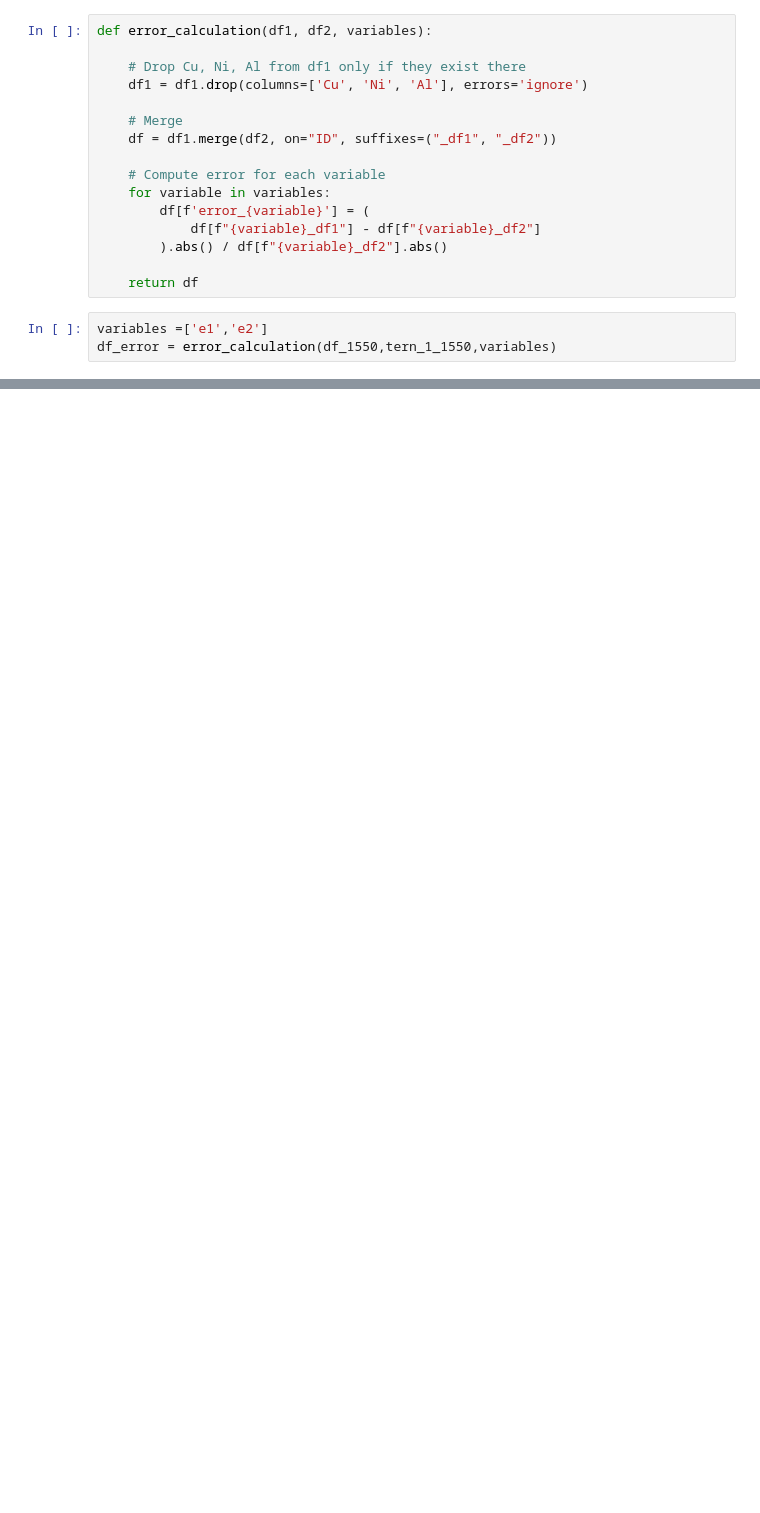
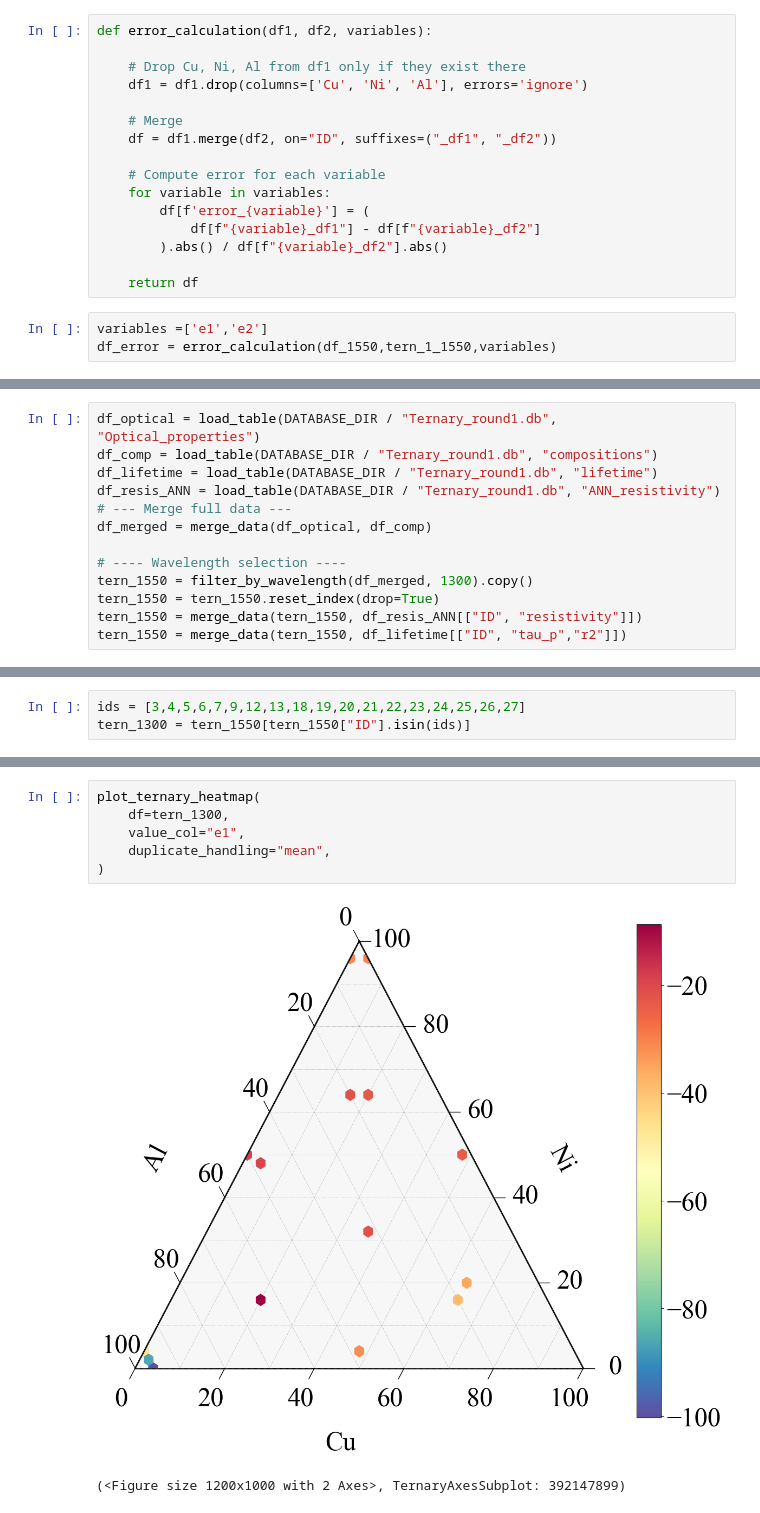
Before and after one commit to linarojas0824/Hybrid-Experimental-Data-Driven-Workflow, a Jupyter notebook: scripts/Notebooks/04_Plots.ipynb, the cells around one changed output, grey strips where cells are left out. Cells and saved outputs as stored; diff of their text form; blank space fills up the shorter version.

```diff
--- a/scripts/Notebooks/04_Plots.ipynb
+++ b/scripts/Notebooks/04_Plots.ipynb
@@ -453,0 +471,13 @@ df_error = error_calculation(df_1550,tern_1_1550,variables)
+# %%
+df_optical = load_table(DATABASE_DIR / "Ternary_round1.db", "Optical_properties")
+df_comp = load_table(DATABASE_DIR / "Ternary_round1.db", "compositions")
+df_lifetime = load_table(DATABASE_DIR / "Ternary_round1.db", "lifetime")
+df_resis_ANN = load_table(DATABASE_DIR / "Ternary_round1.db", "ANN_resistivity")
+# --- Merge full data ---
+df_merged = merge_data(df_optical, df_comp)
+
+# ---- Wavelength selection ----
+tern_1550 = filter_by_wavelength(df_merged, 1300).copy()
+tern_1550 = tern_1550.reset_index(drop=True)
+tern_1550 = merge_data(tern_1550, df_resis_ANN[["ID", "resistivity"]])
+tern_1550 = merge_data(tern_1550, df_lifetime[["ID", "tau_p","r2"]])
@@ -453,0 +493,3 @@ df_error = error_calculation(df_1550,tern_1_1550,variables)
+# %%
+ids = [3,4,5,6,7,9,12,13,18,19,20,21,22,23,24,25,26,27]
+tern_1300 = tern_1550[tern_1550["ID"].isin(ids)]
@@ -453,0 +503,9 @@ df_error = error_calculation(df_1550,tern_1_1550,variables)
+# %%
+plot_ternary_heatmap(
+    df=tern_1300,
+    value_col="e1",
+    duplicate_handling="mean",
+)
+# %% [output]
+[figure, added]
+(<Figure size 1200x1000 with 2 Axes>, TernaryAxesSubplot: 392147899)
```
Also changed, not shown: parts of 5 cells of this notebook, 4 other files.
